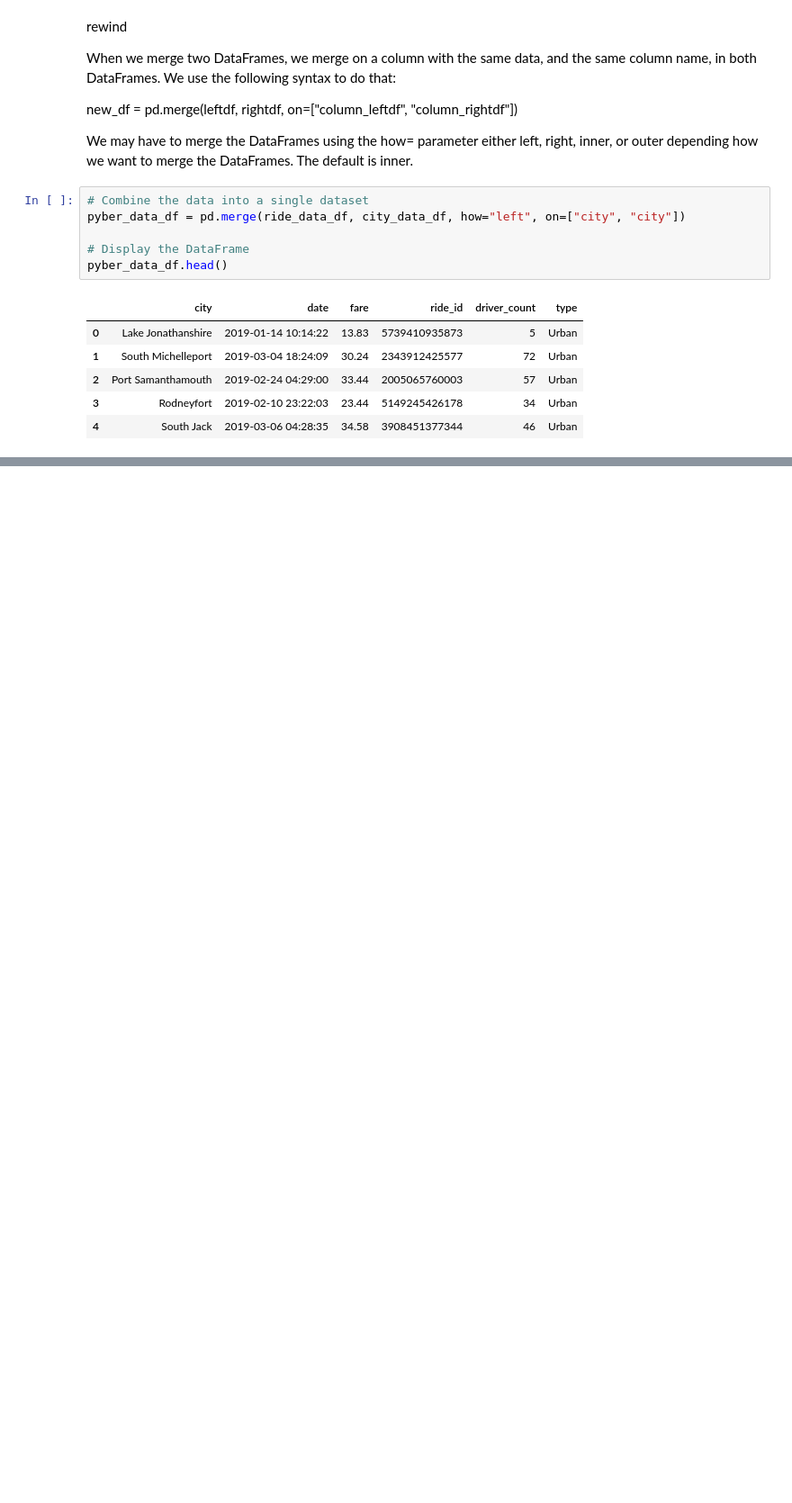
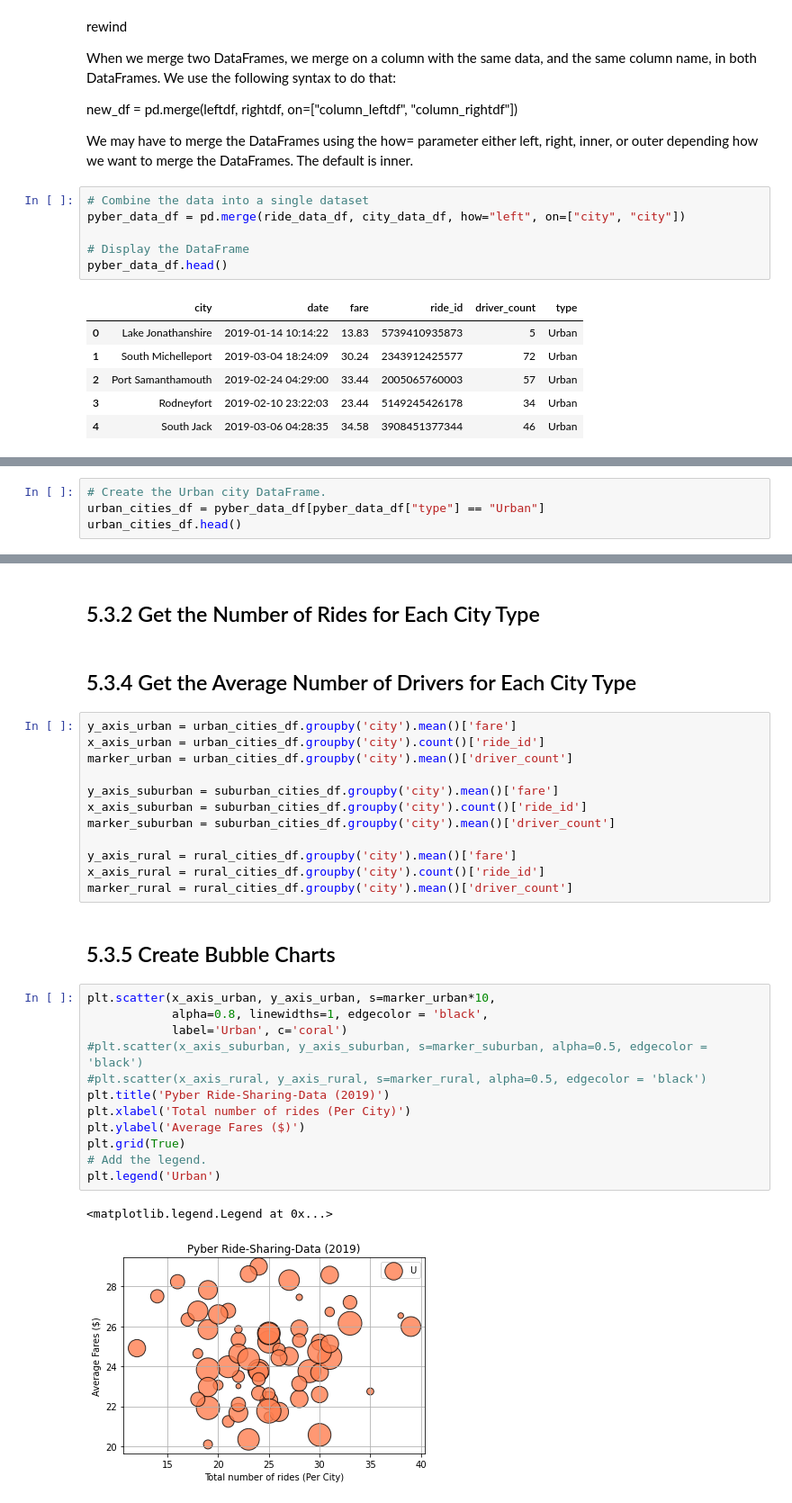
Before and after one commit to lindaperez/5_bk_PyBer-Analysis, a Jupyter notebook: PyBer_Analysis.ipynb/PyBer_ride_data.ipynb, the cells around one changed output, grey strips where cells are left out. Shown at 90% size. Saved outputs shown, nothing was run; the diff lists cells and outputs as text; blank space fills up the shorter version.

Commit message:
scatter/bubblechart average fare  vs number rides per city

```diff
--- a/PyBer_Analysis.ipynb/PyBer_ride_data.ipynb
+++ b/PyBer_Analysis.ipynb/PyBer_ride_data.ipynb
@@ -195,0 +204,4 @@ pyber_data_df.head()
+# %%
+# Create the Urban city DataFrame.
+urban_cities_df = pyber_data_df[pyber_data_df["type"] == "Urban"]
+urban_cities_df.head()
@@ -195,0 +227,33 @@ pyber_data_df.head()
+# %% [markdown]
+## 5.3.2 Get the Number of Rides for Each City Type
+# %% [markdown]
+## 5.3.4 Get the Average Number of Drivers for Each City Type
+# %%
+y_axis_urban = urban_cities_df.groupby('city').mean()['fare']
+x_axis_urban = urban_cities_df.groupby('city').count()['ride_id']
+marker_urban = urban_cities_df.groupby('city').mean()['driver_count']
+
+y_axis_suburban = suburban_cities_df.groupby('city').mean()['fare']
+x_axis_suburban = suburban_cities_df.groupby('city').count()['ride_id']
+marker_suburban = suburban_cities_df.groupby('city').mean()['driver_count']
+
+y_axis_rural = rural_cities_df.groupby('city').mean()['fare']
+x_axis_rural = rural_cities_df.groupby('city').count()['ride_id']
+marker_rural = rural_cities_df.groupby('city').mean()['driver_count']
+# %% [markdown]
+## 5.3.5 Create Bubble Charts
+# %%
+plt.scatter(x_axis_urban, y_axis_urban, s=marker_urban*10,
+            alpha=0.8, linewidths=1, edgecolor = 'black',
+            label='Urban', c='coral')
+#plt.scatter(x_axis_suburban, y_axis_suburban, s=marker_suburban, alpha=0.5, edgecolor = 'black')
+#plt.scatter(x_axis_rural, y_axis_rural, s=marker_rural, alpha=0.5, edgecolor = 'black')
+plt.title('Pyber Ride-Sharing-Data (2019)')
+plt.xlabel('Total number of rides (Per City)')
+plt.ylabel('Average Fares ($)')
+plt.grid(True)
+# Add the legend.
+plt.legend('Urban')
+# %% [output]
+<matplotlib.legend.Legend at 0x...>
+[figure, added]
```
Also changed, not shown: parts of 8 cells of this notebook, 1 other file.
